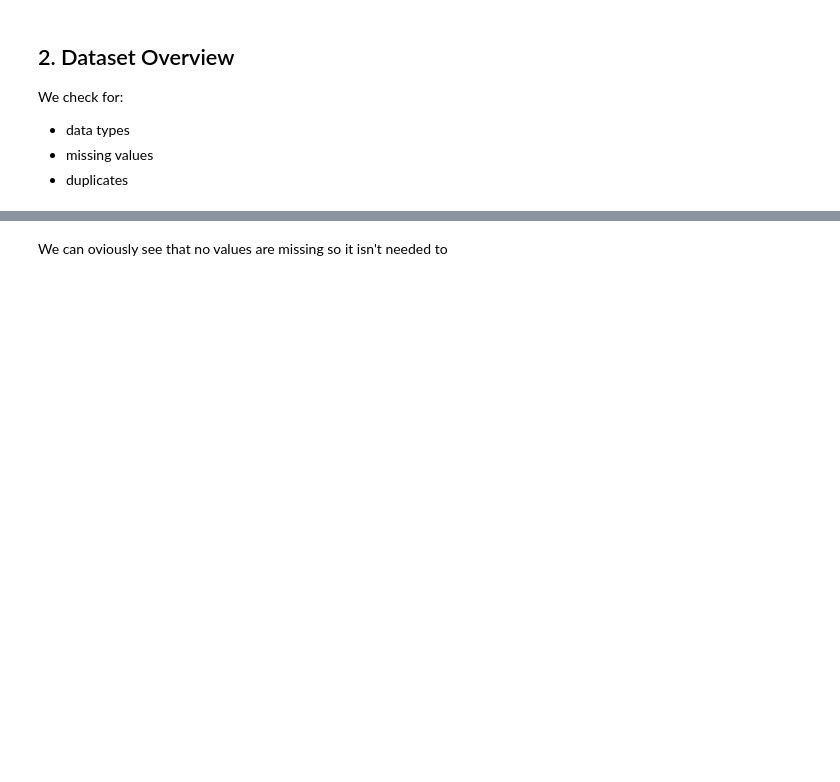
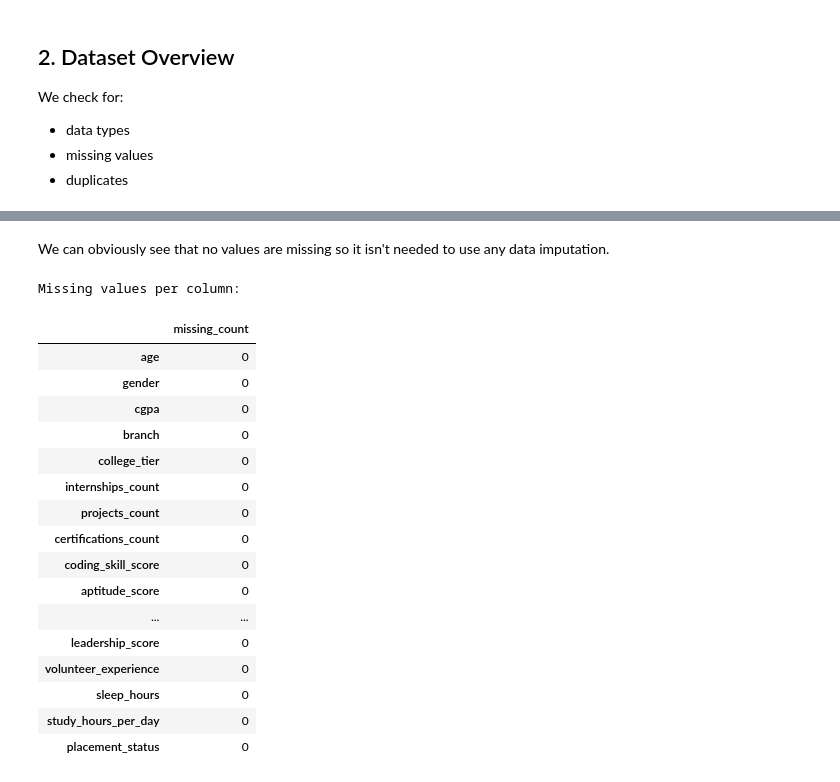
Before and after one commit to JoAz06/Workshop2Project, a Jupyter notebook: regression.ipynb, the cells around one changed output, grey strips where cells are left out. Saved outputs shown, nothing was run; the diff lists cells and outputs as text; code cells hidden in the pictures; blank space fills up the shorter version.

```diff
--- a/regression.ipynb
+++ b/regression.ipynb
@@ -125,6 +129,28 @@ memory usage: 19.8 MB
 None
 # %% [markdown]
-We can oviously see that no values are missing so it isn't needed to
+We can obviously see that no values are missing so it isn't needed to use any data imputation.
+# %%
+print("\nMissing values per column:")
+display(df.isna().sum().to_frame("missing_count"))
+# %% [output]
+Missing values per column:
+|  | missing_count |
+| age | 0 |
+| gender | 0 |
+| cgpa | 0 |
+| branch | 0 |
+| college_tier | 0 |
+| internships_count | 0 |
+| projects_count | 0 |
+| certifications_count | 0 |
+| coding_skill_score | 0 |
+| aptitude_score | 0 |
+| ... | ... |
+| leadership_score | 0 |
+| volunteer_experience | 0 |
+| sleep_hours | 0 |
+| study_hours_per_day | 0 |
+| placement_status | 0 |
 # %%
 display(df.describe(include='all').T)
 # %% [output]
```
Also changed, not shown: parts of 9 cells of this notebook, 1 other file.
